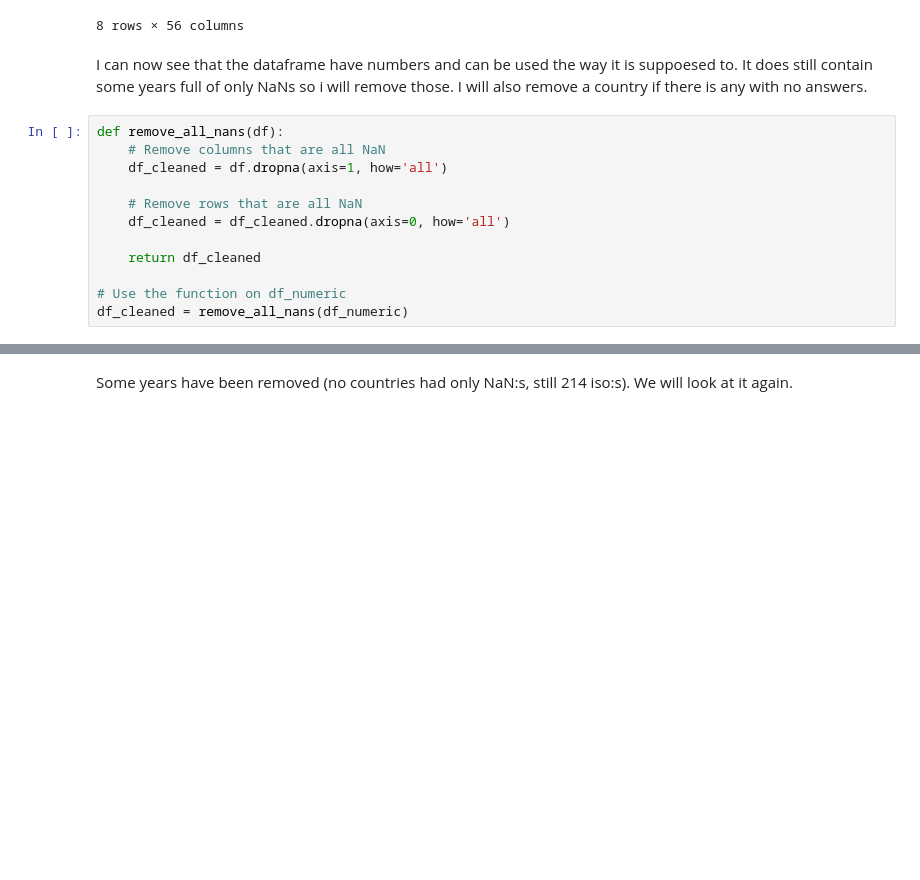
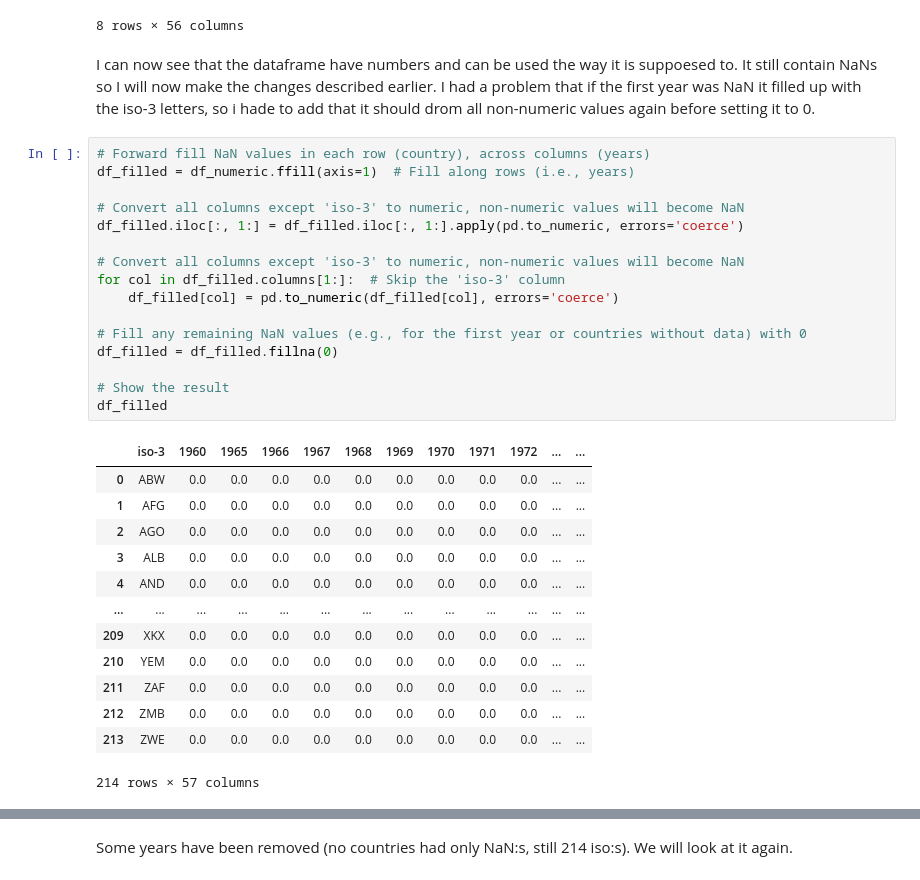
Before and after one commit to BenjaminTillius/su-mt4007, a Jupyter notebook: HW3/HW3.ipynb, the cells around one changed output, grey strips where cells are left out. Cells and saved outputs as stored; diff of their text form; blank space fills up the shorter version.

```diff
--- a/HW3/HW3.ipynb
+++ b/HW3/HW3.ipynb
@@ -648,17 +648,35 @@ df_numeric.describe()
 | max | 0.0 | 0.0 | NaN | NaN | NaN | NaN | 0.0 | NaN | NaN | NaN | ... | ... |
 8 rows × 56 columns
 # %% [markdown]
-I can now see that the dataframe have numbers and can be used the way it is suppoesed to. It does still contain some years full of only NaNs so i will remove those. I will also remove a country if there is any with no answers.
+I can now see that the dataframe have numbers and can be used the way it is suppoesed to. It still contain NaNs so I will now make the changes described earlier. I had a problem that if the first year was NaN it filled up with the iso-3 letters, so i hade to add that it should drom all non-numeric values again before setting it to 0.
-# %%
-def remove_all_nans(df):
-    # Remove columns that are all NaN
-    df_cleaned = df.dropna(axis=1, how='all')
-
-    # Remove rows that are all NaN
-    df_cleaned = df_cleaned.dropna(axis=0, how='all')
-
-    return df_cleaned
-
-# Use the function on df_numeric
-df_cleaned = remove_all_nans(df_numeric)
+# %%
+# Forward fill NaN values in each row (country), across columns (years)
+df_filled = df_numeric.ffill(axis=1)  # Fill along rows (i.e., years)
+
+# Convert all columns except 'iso-3' to numeric, non-numeric values will become NaN
+df_filled.iloc[:, 1:] = df_filled.iloc[:, 1:].apply(pd.to_numeric, errors='coerce')
+
+# Convert all columns except 'iso-3' to numeric, non-numeric values will become NaN
+for col in df_filled.columns[1:]:  # Skip the 'iso-3' column
+    df_filled[col] = pd.to_numeric(df_filled[col], errors='coerce')
+
+# Fill any remaining NaN values (e.g., for the first year or countries without data) with 0
+df_filled = df_filled.fillna(0)
+
+# Show the result
+df_filled
+# %% [output]
+|  | iso-3 | 1960 | 1965 | 1966 | 1967 | 1968 | 1969 | 1970 | 1971 | 1972 | ... | ... |
+| 0 | ABW | 0.0 | 0.0 | 0.0 | 0.0 | 0.0 | 0.0 | 0.0 | 0.0 | 0.0 | ... | ... |
+| 1 | AFG | 0.0 | 0.0 | 0.0 | 0.0 | 0.0 | 0.0 | 0.0 | 0.0 | 0.0 | ... | ... |
+| 2 | AGO | 0.0 | 0.0 | 0.0 | 0.0 | 0.0 | 0.0 | 0.0 | 0.0 | 0.0 | ... | ... |
+| 3 | ALB | 0.0 | 0.0 | 0.0 | 0.0 | 0.0 | 0.0 | 0.0 | 0.0 | 0.0 | ... | ... |
+| 4 | AND | 0.0 | 0.0 | 0.0 | 0.0 | 0.0 | 0.0 | 0.0 | 0.0 | 0.0 | ... | ... |
+| ... | ... | ... | ... | ... | ... | ... | ... | ... | ... | ... | ... | ... |
+| 209 | XKX | 0.0 | 0.0 | 0.0 | 0.0 | 0.0 | 0.0 | 0.0 | 0.0 | 0.0 | ... | ... |
+| 210 | YEM | 0.0 | 0.0 | 0.0 | 0.0 | 0.0 | 0.0 | 0.0 | 0.0 | 0.0 | ... | ... |
+| 211 | ZAF | 0.0 | 0.0 | 0.0 | 0.0 | 0.0 | 0.0 | 0.0 | 0.0 | 0.0 | ... | ... |
+| 212 | ZMB | 0.0 | 0.0 | 0.0 | 0.0 | 0.0 | 0.0 | 0.0 | 0.0 | 0.0 | ... | ... |
+| 213 | ZWE | 0.0 | 0.0 | 0.0 | 0.0 | 0.0 | 0.0 | 0.0 | 0.0 | 0.0 | ... | ... |
+214 rows × 57 columns
 # %%
```
Also changed, not shown: parts of 4 cells of this notebook, 2 other files.
